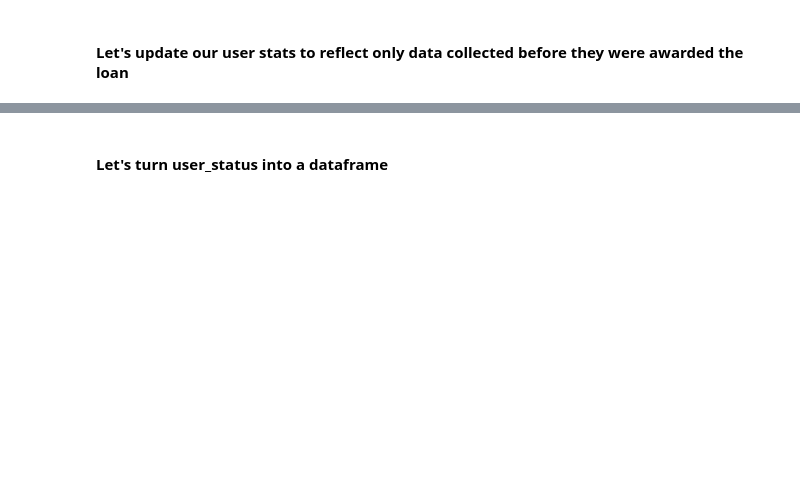
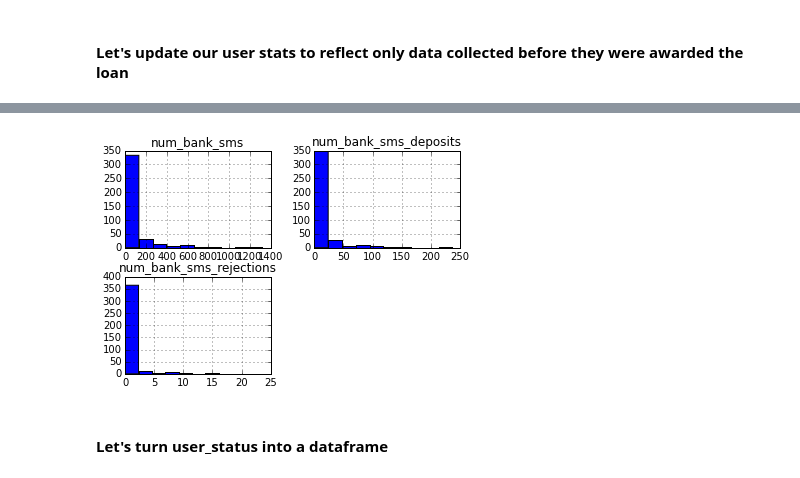
Before and after one commit to mariheida/branch-project, a Jupyter notebook: code/branch.ipynb, the cells around one changed output, grey strips where cells are left out. Drawn from its saved outputs; the diff is of its cells as text; code cells hidden in the pictures; blank space fills up the shorter version.

```diff
--- a/code/branch.ipynb
+++ b/code/branch.ipynb
@@ -281,3 +265,8 @@ pl.show()
+# %%
+user_data_df[['num_bank_sms','num_bank_sms_deposits','num_bank_sms_rejections']].hist()
+pl.show()
+# %% [output]
+[figure, added]
 # %% [markdown]
 #### Let's turn user_status into a dataframe
 # %%
```
Also changed, not shown: parts of 9 cells of this notebook.
